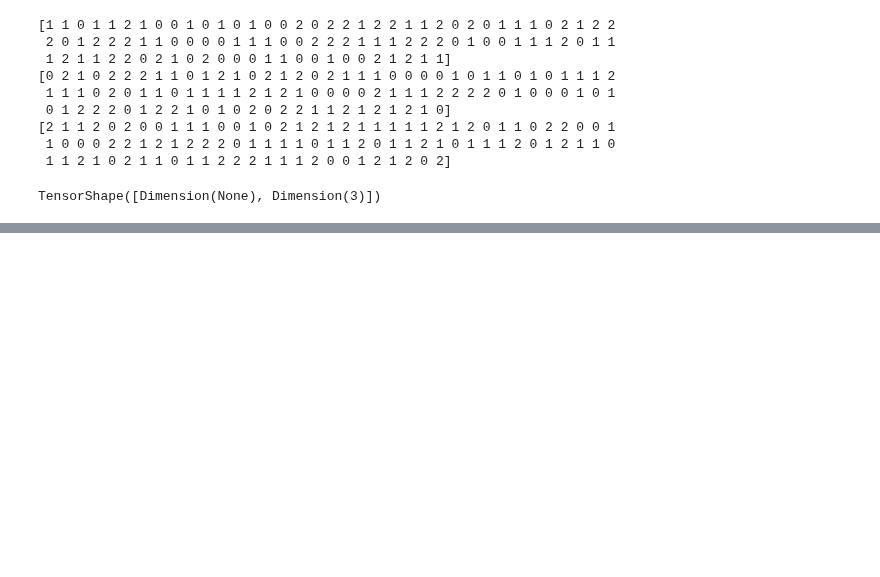
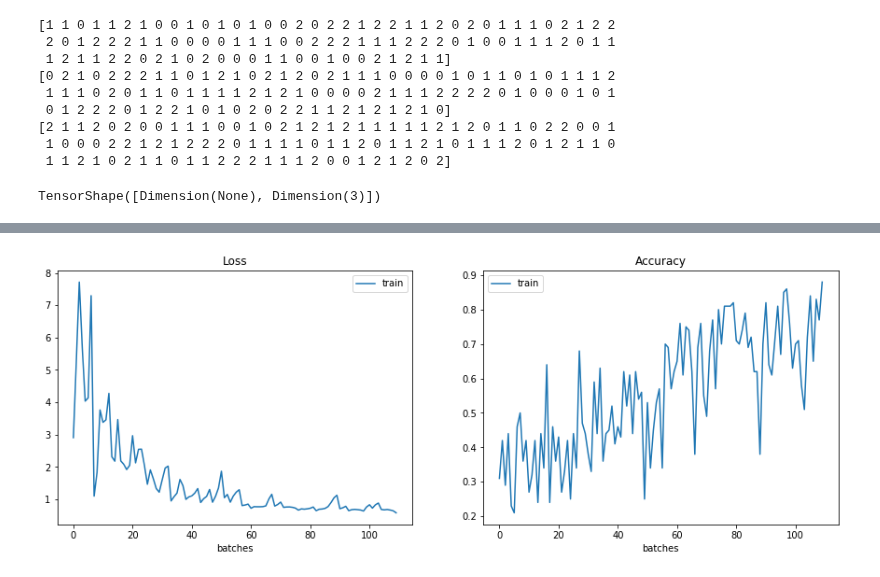
Before and after one commit to EWouters/Large-Scale-Machine-Learning-and-Deep-Learning---ID-2223, a Jupyter notebook: Lab/Final Project/Code/data_load.ipynb, the cells around one changed output, grey strips where cells are left out. Drawn from its saved outputs; the diff is of its cells as text; code cells hidden in the pictures; blank space fills up the shorter version.

```diff
--- a/Lab/Final Project/Code/data_load.ipynb
+++ b/Lab/Final Project/Code/data_load.ipynb
@@ -182,0 +206,19 @@ None
+# %%
+def plot_metrics(metrics, figsize=(15,5)):
+    _x = range(len(metrics['accuracy_train']))
+    fig, axes = plt.subplots(1,2, figsize=figsize)
+    # loss ax
+    axes[0].plot(_x, metrics['loss_train'], label="train")
+    axes[0].set_title("Loss")
+    axes[0].set_xlabel("batches")
+    axes[0].legend()
+
+    # accuracy ax
+    axes[1].plot(_x, metrics['accuracy_train'], label="train")
+    axes[1].set_title("Accuracy")
+    axes[1].set_xlabel("batches")
+    axes[1].legend()
+
+plot_metrics(metrics)
+# %% [output]
+[figure, added]
```
Also changed, not shown: parts of 4 cells of this notebook.
